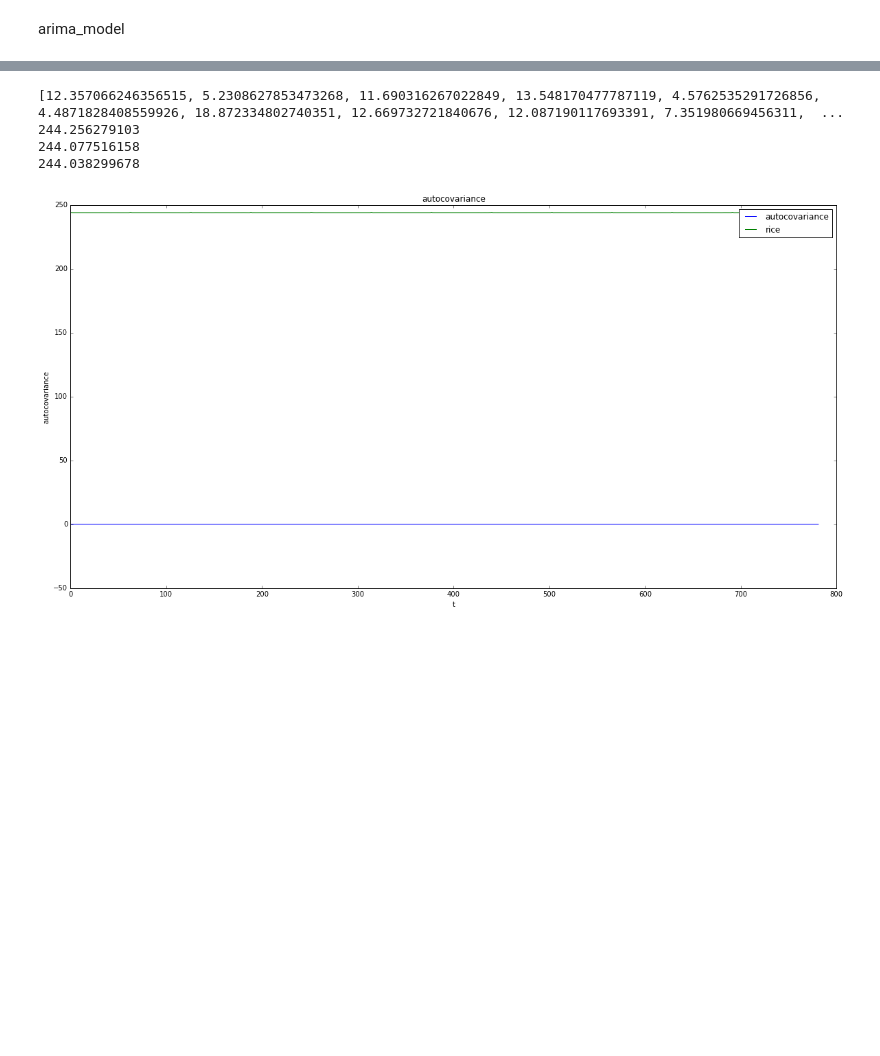
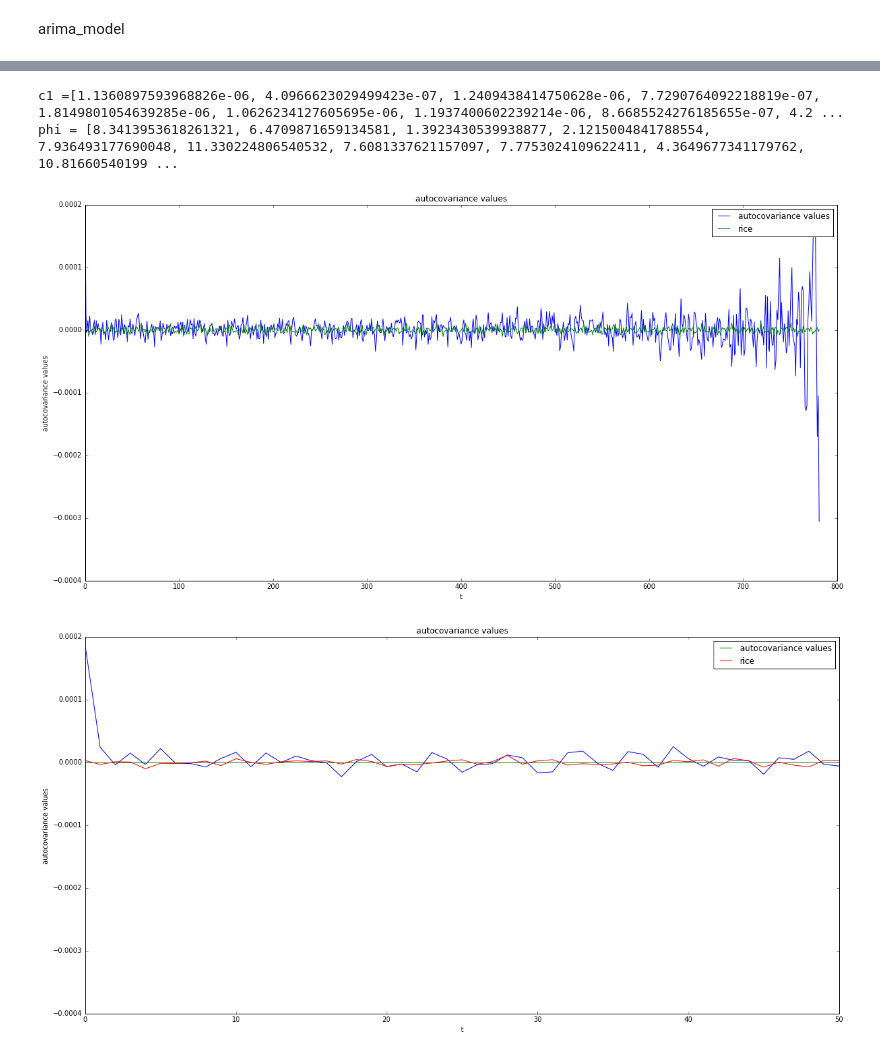
Before and after one commit to vipmax/PM, a Jupyter notebook: Task 3.ipynb, the cells around one changed output, grey strips where cells are left out. Cells and saved outputs as stored; diff of their text form; code cells hidden in the pictures; blank space fills up the shorter version.

```diff
--- a/Task 3.ipynb
+++ b/Task 3.ipynb
@@ -376,39 +300,47 @@ np.random.rayleigh(40,1)[0]
 # %%
 maxw = math.pi
 deltaw = 0.1
-np.arange(1, maxw/deltaw)
 
-c1 = [np.random.rayleigh(math.sqrt(SBarret(w * deltaw,lamBarretMod))*deltaw, 1)[0] for w in np.arange(1, maxw/deltaw)]
+taumax = 2
+
+c1 = [np.random.rayleigh(math.sqrt(spectrum(w * deltaw,lamBarretMod,values,taumax))*deltaw/1000, 1)[0] for w in np.arange(1, maxw/deltaw)]
 phi = [np.random.rayleigh(2*math.pi, 1)[0] for w in np.arange(1, maxw/deltaw)]
 
-print(phi)
+print("c1 ="+str(c1))
+print("phi = "+str(phi))
 
 
 def rice(t):
-    return sum([c1[w]*math.cos(w*deltaw*t)+phi[w] for w in range(1, math.floor(maxw/deltaw))])
-
-
-print(rice(0))
-print(rice(1))
-print(rice(2))
+    return sum([c1[w]*math.cos(w*deltaw*t+phi[w]) for w in range(1, math.floor(maxw/deltaw))])
 
 
 x = [i for i in range(0, len(values) - 1)]
-y = [cov(i) for i in range(0, len(values) - 1)]
+y = autocov(values)
+
+plt.figure(figsize=(20, 10))
+plt.title('autocovariance values')
+plt.xlabel('t')
+plt.ylabel('autocovariance values')
+plt.plot(x, y, label="autocovariance values")
+plt.plot(x, [rice(i) for i in range(0, len(values) - 1)], label="rice")
+plt.legend()
+plt.show()
 
 
 
 plt.figure(figsize=(20, 10))
-plt.title('autocovariance')
+plt.title('autocovariance values')
 plt.xlabel('t')
-plt.ylabel('autocovariance')
-plt.plot(x, y, label="autocovariance")
+plt.ylabel('autocovariance values')
+plt.plot(x, y, label="")
+plt.plot(x, [0 for i in range(0, len(values) - 1)], label="autocovariance values")
 plt.plot(x, [rice(i) for i in range(0, len(values) - 1)], label="rice")
+plt.xlim(0,50)
+# plt.ylim(0.0001,-0.0001)
 plt.legend()
 plt.show()
 # %% [output]
-[12.357066246356515, 5.2308627853473268, 11.690316267022849, 13.548170477787119, 4.5762535291726856, 4.4871828408559926, 18.872334802740351, 12.669732721840676, 12.087190117693391, 7.351980669456311,  ...
-244.256279103
-244.077516158
-244.038299678
+c1 =[1.1360897593968826e-06, 4.0966623029499423e-07, 1.2409438414750628e-06, 7.7290764092218819e-07, 1.8149801054639285e-06, 1.0626234127605695e-06, 1.1937400602239214e-06, 8.6685524276185655e-07, 4.2 ...
+phi = [8.3413953618261321, 6.4709871659134581, 1.3923430539938877, 2.1215004841788554, 7.936493177690048, 11.330224806540532, 7.6081337621157097, 7.7753024109622411, 4.3649677341179762, 10.81660540199 ...
-[figure, old version]
+[figure, new version]
+[figure, added]
```
Also changed, not shown: parts of 16 cells of this notebook.
